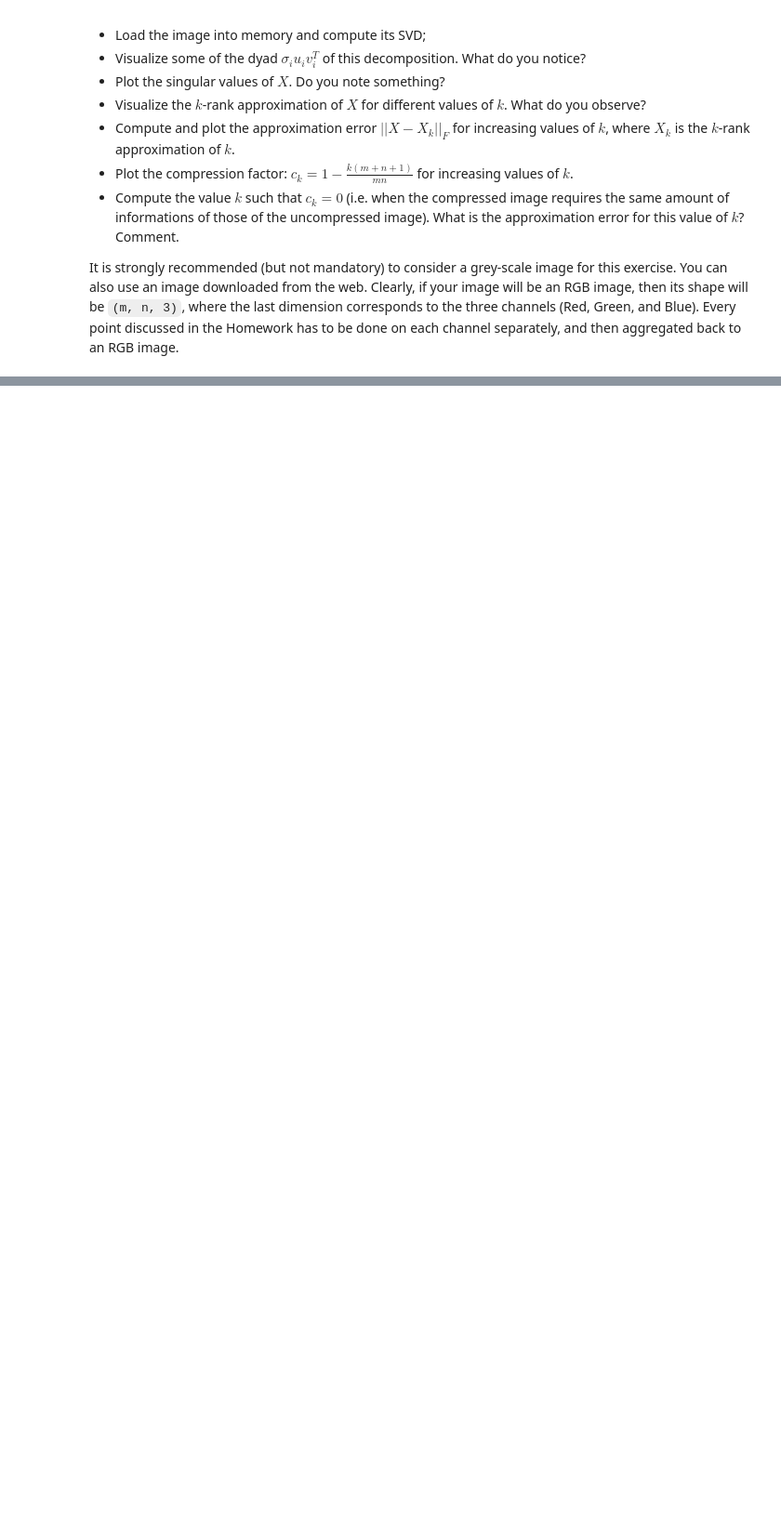
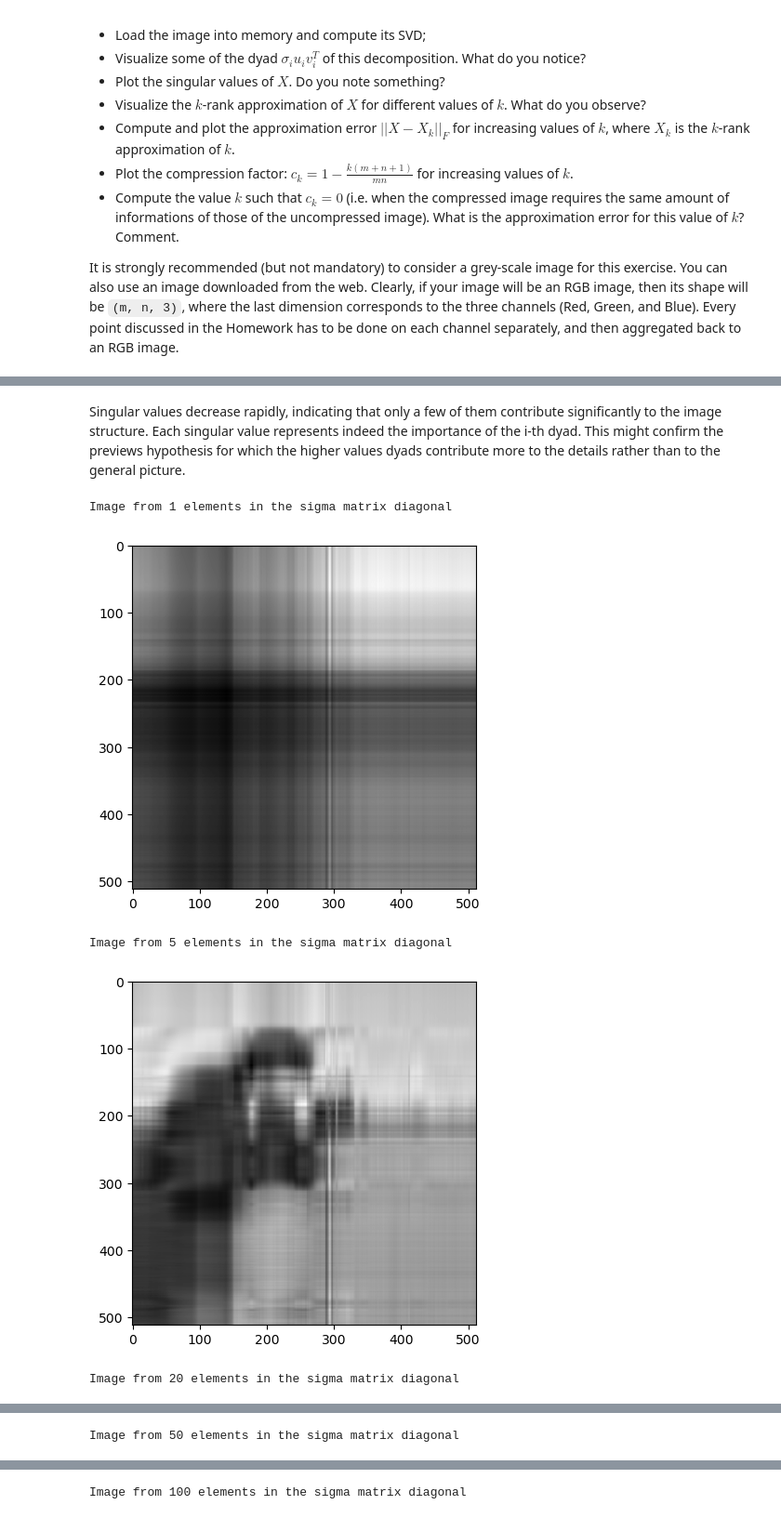
Before and after one commit to antodale/SMM-24-25-Unibo, a Jupyter notebook: HW2.ipynb, the cells around one changed output, grey strips where cells are left out. Shown at 93% size. Drawn from its saved outputs; the diff is of its cells as text; code cells hidden in the pictures; blank space fills up the shorter version.

```diff
--- a/HW2.ipynb
+++ b/HW2.ipynb
@@ -25,0 +83,19 @@ It is strongly recommended (but not mandatory) to consider a grey-scale image fo
+# %% [markdown]
+Singular values decrease rapidly, indicating that only a few of them contribute significantly to the image structure. Each singular value represents indeed the importance of the i-th dyad. This might confirm the previews hypothesis for which the higher values dyads contribute more to the details rather than to the general picture.
+# %%
+# Visualize k-rank approximations
+ks = [1, 5, 20, 50, 100]  # Values of k to test
+for k in ks:
+    print(f"Image from {k} elements in the sigma matrix diagonal")
+    U_k = U[:, :k]
+    Sigma_k = np.diag(Sigma[:k])
+    VT_k = VT[:k, :]
+    A_compressed = U_k @ Sigma_k @ VT_k
+    plt.imshow(A_compressed, cmap="gray")
+    plt.show()
+# %% [output]
+Image from 1 elements in the sigma matrix diagonal
+[figure, added]
+Image from 5 elements in the sigma matrix diagonal
+[figure, added]
+Image from 20 elements in the sigma matrix diagonal
@@ -25,0 +103 @@ It is strongly recommended (but not mandatory) to consider a grey-scale image fo
+Image from 50 elements in the sigma matrix diagonal
@@ -25,0 +105 @@ It is strongly recommended (but not mandatory) to consider a grey-scale image fo
+Image from 100 elements in the sigma matrix diagonal
```
Also changed, not shown: parts of 61 cells of this notebook, 3 other files.
